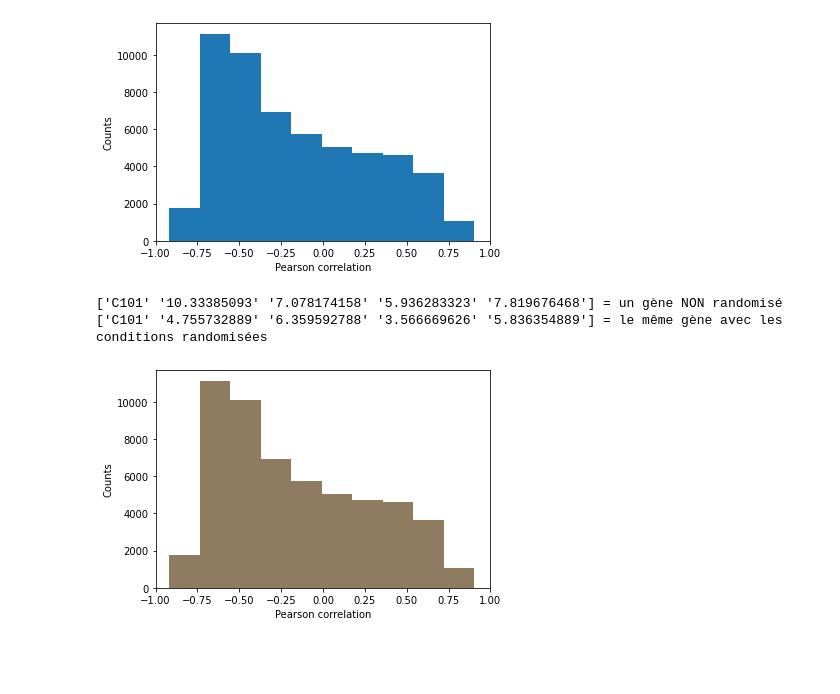
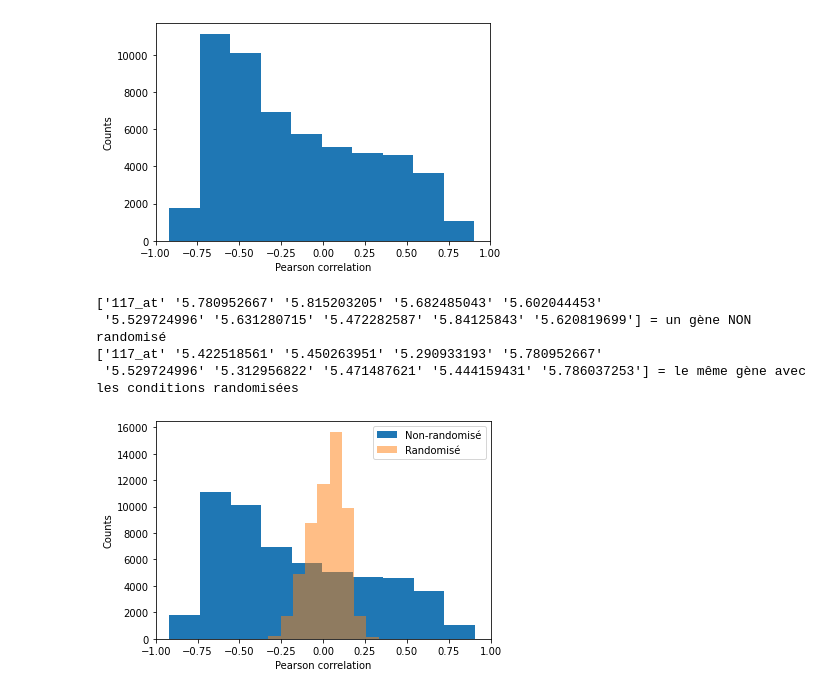
Before and after one commit to BPotet/BBC_project, a Jupyter notebook: project/BBC_project.ipynb, the cells around one changed output. Saved outputs shown, nothing was run; the diff lists cells and outputs as text; code cells hidden in the pictures; blank space fills up the shorter version.

```diff
--- a/project/BBC_project.ipynb
+++ b/project/BBC_project.ipynb
@@ -120,3 +120,5 @@ print(tissue_list)
+# %%
+data = np.transpose(data)
 # %%
 '''
 import random
@@ -172,4 +216,4 @@ plot_gene_expression_across_conditions(data,gene,tissue_list)
 # %%
-desired_profile = [1 if id_cond[s][2] =='cancer' else 0 for s in data[1:,0]]
+desired_profile = [1 if 'cancer' in id_cond[s][2] else 0 for s in data[0,1:]]
 print('desired_profile = '+str(desired_profile))
 # %% [output]
@@ -194,9 +238,9 @@ def pearson_genes(data,desired_profile,show_plot=1):
     correl_p  = [] # for now, do not try to understand what correl_p is...
 
     # loop over genes
-    for i in range(np.shape(data)[1]-1): # do not consider first line of data (=header)
+    for i in range(np.shape(data)[0]-1): # do not consider first line of data (=header)
 
-        gene_expression = data[1:,i+1] # do not consider first two columns (= gene identifiers)
+        gene_expression = data[i+1,1:] # do not consider first column (= gene identifiers)
         gene_expression = np.array(gene_expression,dtype=float) # convert to float
 
         pearson_corr = ss.pearsonr(gene_expression,desired_profile) # calculate Pearson correlation
@@ -234,36 +278,37 @@ def shuffle_data(data):
 
     from random import shuffle
 
-    # get shuffled columns indexes
-    shuffled_idx = list(range(1,np.shape(data)[1])) # ! do not shuffle the first two colums (= gene identifiers)
-    shuffle(shuffled_idx) # shuffled_idx is now shuffled
-    shuffled_idx.insert(0,0)
+    shuffled_idx = np.zeros(data.shape[1],dtype=int)
+    shuffled_idx[1:] = np.random.sample(shuffled_idx.shape[0]-1).argsort()+1
 
-    # use shuffled_idx to randomize the columns of data
-    data_random = data[:,shuffled_idx]
-    data_random[0,:] = data[0,:] # put label conditons on top again
+    shuffled_idx = np.tile(shuffled_idx,(data.shape[0],1))
+    data_random = np.take_along_axis(data, shuffled_idx, axis=1)
+    data_random[0,:] = data[0,:]
 
     return data_random
 
 data_random = shuffle_data(data)
-print(str(data[3,0:5])+' = un gène NON randomisé')
-print(str(data_random[3,0:5])+' = le même gène avec les conditions randomisées')
+print(str(data[3,0:10])+' = un gène NON randomisé')
+print(str(data_random[3,0:10])+' = le même gène avec les conditions randomisées')
 # %% [output]
-['C101' '10.33385093' '7.078174158' '5.936283323' '7.819676468'] = un gène NON randomisé
-['C101' '4.755732889' '6.359592788' '3.566669626' '5.836354889'] = le même gène avec les conditions randomisées
+['117_at' '5.780952667' '5.815203205' '5.682485043' '5.602044453'
+ '5.529724996' '5.631280715' '5.472282587' '5.84125843' '5.620819699'] = un gène NON randomisé
+['117_at' '5.422518561' '5.450263951' '5.290933193' '5.780952667'
+ '5.529724996' '5.312956822' '5.471487621' '5.444159431' '5.786037253'] = le même gène avec les conditions randomisées
 # %%
 def histogram_pearson(data, desired_profile):
     co_ra = pearson_genes(data_random,desired_profile,show_plot=0)
     corr_ra = co_ra[0]
 
     plt.figure()
     plt.hist(corr)
     plt.hist(corr_ra,alpha=0.5)
     plt.xlabel('Pearson correlation')
     plt.ylabel('Counts')
     plt.xlim([-1,1])
+    plt.legend(["Non-randomisé", "Randomisé"])
     plt.show()
 
 histogram_pearson(data_random, desired_profile)
 # %% [output]
-[figure, old version]
+[figure, new version]
```
Also changed, not shown: parts of 19 cells of this notebook, 3 other files.
